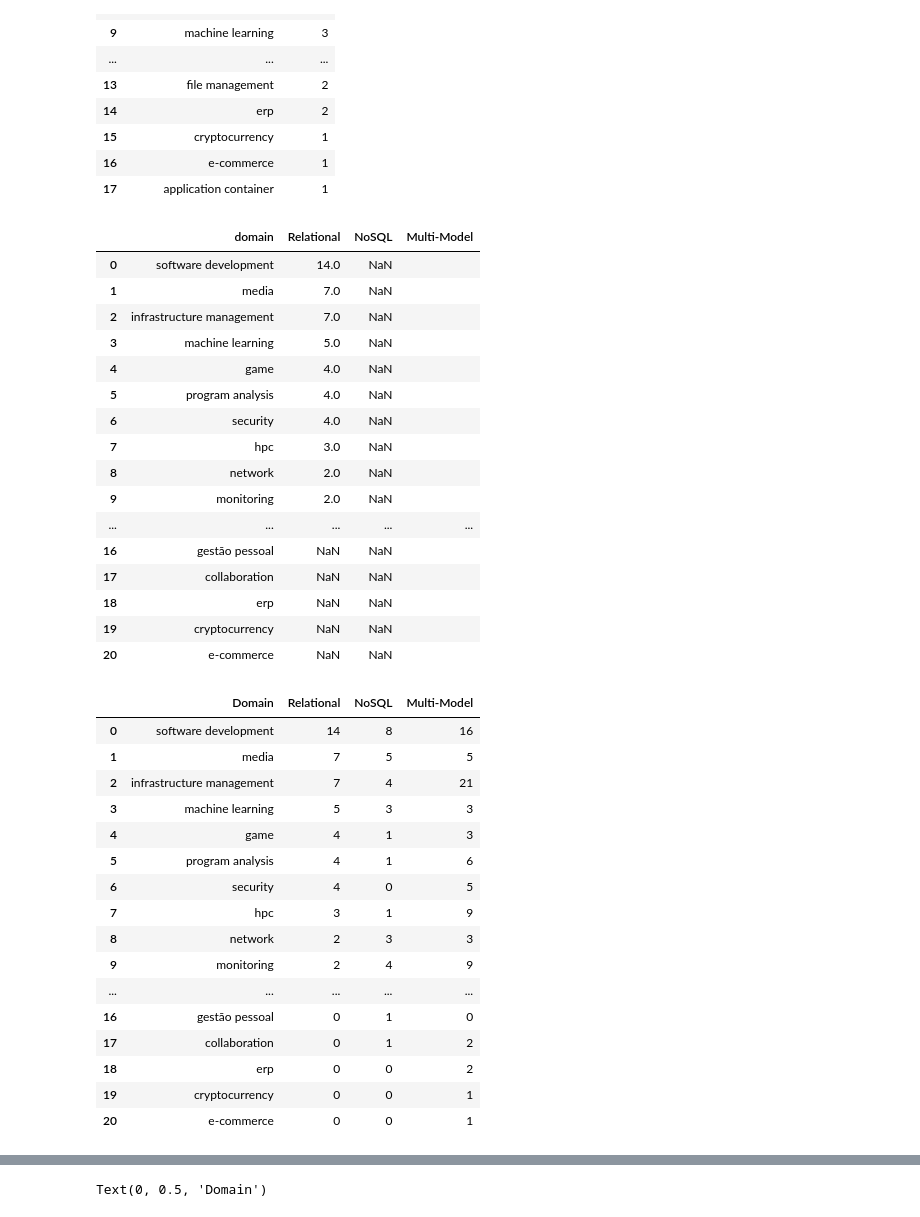
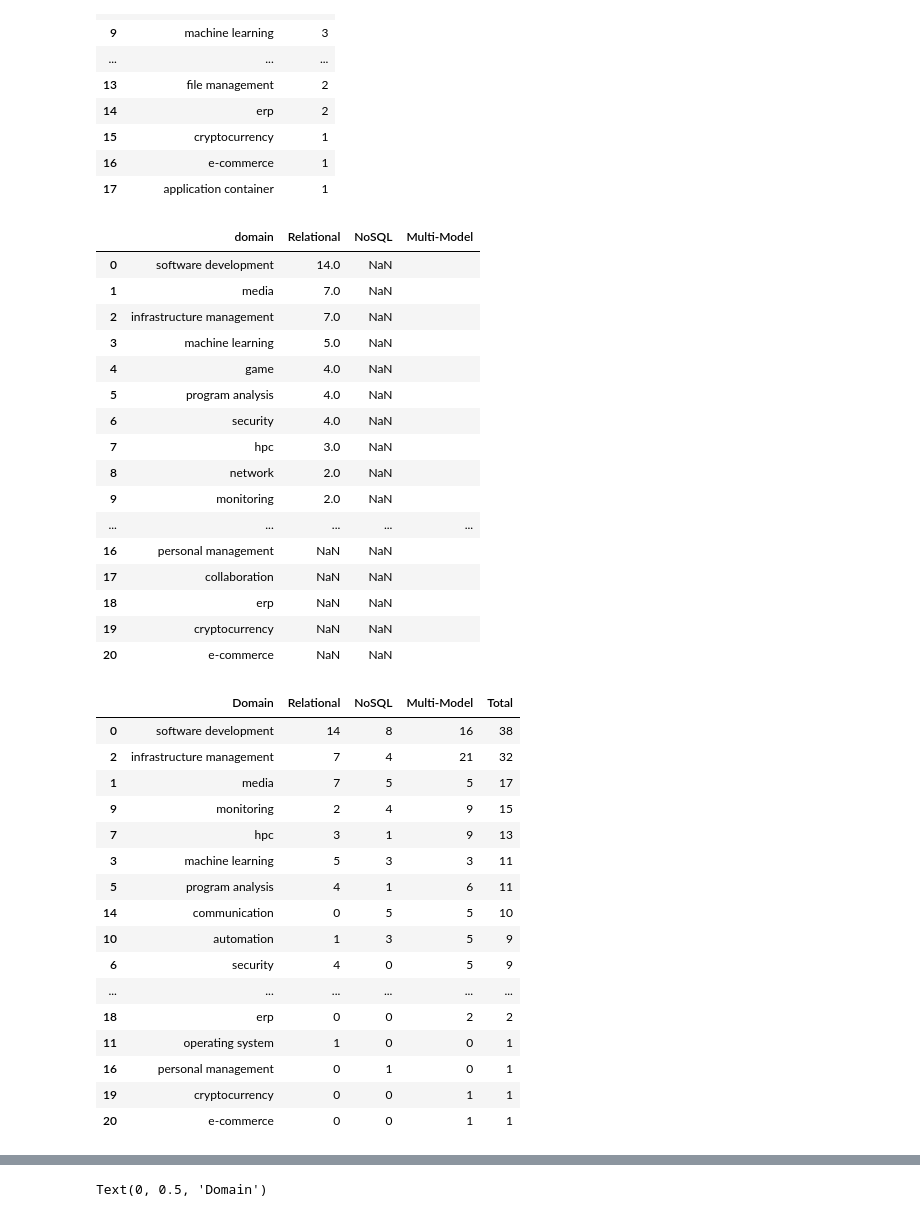
Before and after one commit to fredpaiva42/AnaliseDBMining, a Jupyter notebook: analyse.ipynb, the cells around one changed output, grey strips where cells are left out. Cells and saved outputs as stored; diff of their text form; code cells hidden in the pictures.

```diff
--- a/analyse.ipynb
+++ b/analyse.ipynb
@@ -94,6 +94,8 @@ characterization_of_projects
 | 196 | zipkin | True | True | Multi-Model | openzipkin | zipkin | 2012-06-06 18:26:16 | 2019-08-23 11:36:31 | False | 48583 | ... |
 | 197 | zookeeper | True | False | Relational | apache | zookeeper | 2009-03-27 15:41:56 | 2019-08-23 10:16:05 | True | 113380 | ... |
 197 rows × 27 columns
+# %%
+characterization_of_projects['domain'] = characterization_of_projects['domain'].str.replace('gestão pessoal', 'personal management')
 # %%
 characterization_of_projects['domain'].value_counts()
 # %% [output]
@@ -306,7 +308,7 @@ NR = {'software development': 8,
  'scm': 2,
  'application container': 2,
  'game': 1,
- 'gestão pessoal': 1,
+ 'personal management': 1,
  'collaboration': 1,
  'program analysis': 1,
  'hpc': 1}
@@ -330,7 +332,7 @@ table
 | 8 | network | 2.0 | NaN |  |
 | 9 | monitoring | 2.0 | NaN |  |
 | ... | ... | ... | ... | ... |
-| 16 | gestão pessoal | NaN | NaN |  |
+| 16 | personal management | NaN | NaN |  |
 | 17 | collaboration | NaN | NaN |  |
 | 18 | erp | NaN | NaN |  |
 | 19 | cryptocurrency | NaN | NaN |  |
@@ -338,25 +340,33 @@ table
 # %%
 table['NoSQL'] = table['domain'].map(NR)
 table['Multi-Model'] = table['domain'].map(M)
 table = table.fillna(0)
 table = table.astype({'Relational':'int', 'NoSQL': 'int', 'Multi-Model': 'int'})
 table = table.rename(columns = {'domain' : 'Domain'})
+table['Total'] = table['Relational'] + table['NoSQL'] + table['Multi-Model']
+sorted_table = table.sort_values(by='Total', ascending=False)
+
+df = pd.DataFrame(table)
+sorted_df = df.sort_values(by='Total', ascending=False)
+sorted_df
+
+table = sorted_df
 table
 # %% [output]
-|  | Domain | Relational | NoSQL | Multi-Model |
-| 0 | software development | 14 | 8 | 16 |
-| 1 | media | 7 | 5 | 5 |
-| 2 | infrastructure management | 7 | 4 | 21 |
-| 3 | machine learning | 5 | 3 | 3 |
-| 4 | game | 4 | 1 | 3 |
-| 5 | program analysis | 4 | 1 | 6 |
-| 6 | security | 4 | 0 | 5 |
-| 7 | hpc | 3 | 1 | 9 |
-| 8 | network | 2 | 3 | 3 |
-| 9 | monitoring | 2 | 4 | 9 |
-| ... | ... | ... | ... | ... |
-| 16 | gestão pessoal | 0 | 1 | 0 |
-| 17 | collaboration | 0 | 1 | 2 |
-| 18 | erp | 0 | 0 | 2 |
-| 19 | cryptocurrency | 0 | 0 | 1 |
-| 20 | e-commerce | 0 | 0 | 1 |
+|  | Domain | Relational | NoSQL | Multi-Model | Total |
+| 0 | software development | 14 | 8 | 16 | 38 |
+| 2 | infrastructure management | 7 | 4 | 21 | 32 |
+| 1 | media | 7 | 5 | 5 | 17 |
+| 9 | monitoring | 2 | 4 | 9 | 15 |
+| 7 | hpc | 3 | 1 | 9 | 13 |
+| 3 | machine learning | 5 | 3 | 3 | 11 |
+| 5 | program analysis | 4 | 1 | 6 | 11 |
+| 14 | communication | 0 | 5 | 5 | 10 |
+| 10 | automation | 1 | 3 | 5 | 9 |
+| 6 | security | 4 | 0 | 5 | 9 |
+| ... | ... | ... | ... | ... | ... |
+| 18 | erp | 0 | 0 | 2 | 2 |
+| 11 | operating system | 1 | 0 | 0 | 1 |
+| 16 | personal management | 0 | 1 | 0 | 1 |
+| 19 | cryptocurrency | 0 | 0 | 1 | 1 |
+| 20 | e-commerce | 0 | 0 | 1 | 1 |
```
Also changed, not shown: parts of 13 cells of this notebook, 1 other file.
